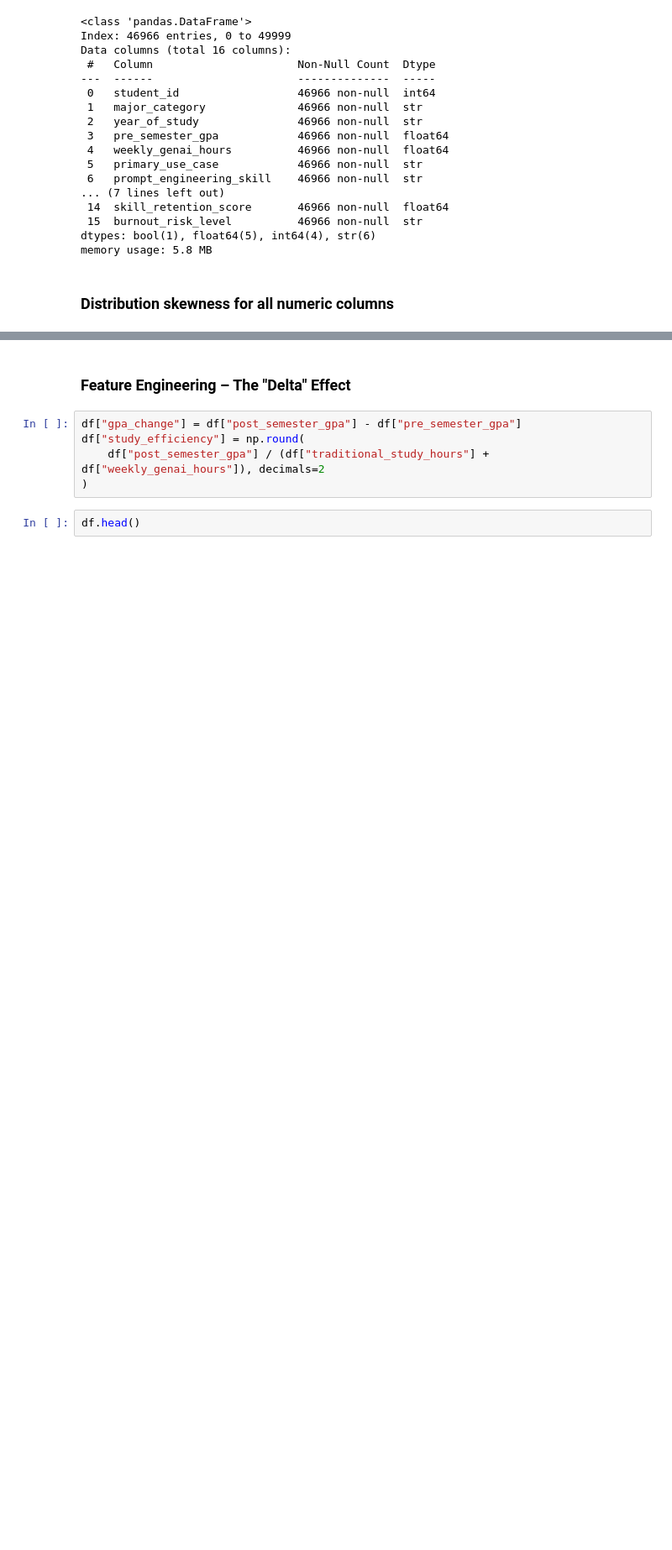
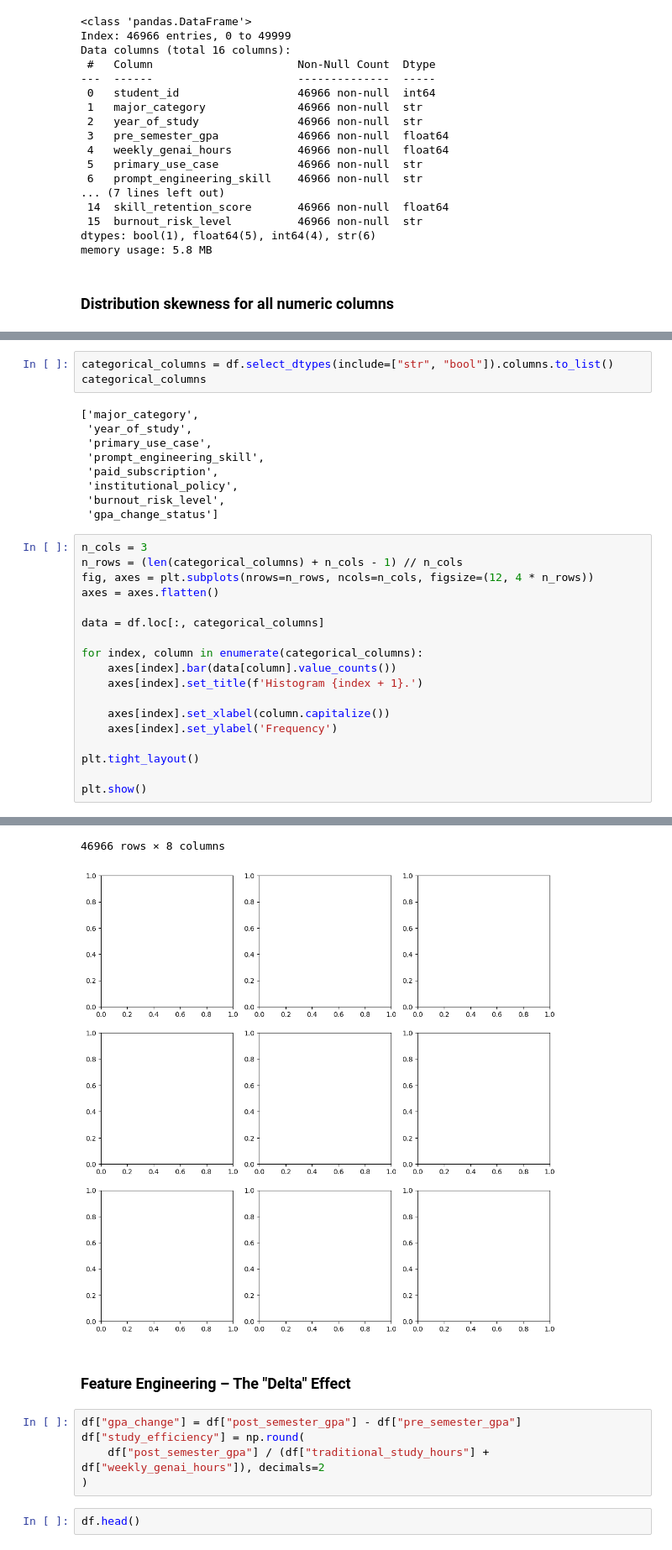
Before and after one commit to smartestnerdfromtown/Data-Science-Projects, a Jupyter notebook: Impact of AI on Students/analysis.ipynb, the cells around one changed output, grey strips where cells are left out. Shown at 84% size. Cells and saved outputs as stored; diff of their text form; blank space fills up the shorter version.

```diff
--- a/Impact of AI on Students/analysis.ipynb
+++ b/Impact of AI on Students/analysis.ipynb
@@ -229,0 +235,31 @@ plt.show()
+# %%
+categorical_columns = df.select_dtypes(include=["str", "bool"]).columns.to_list()
+categorical_columns
+# %% [output]
+['major_category',
+ 'year_of_study',
+ 'primary_use_case',
+ 'prompt_engineering_skill',
+ 'paid_subscription',
+ 'institutional_policy',
+ 'burnout_risk_level',
+ 'gpa_change_status']
+# %%
+n_cols = 3
+n_rows = (len(categorical_columns) + n_cols - 1) // n_cols
+fig, axes = plt.subplots(nrows=n_rows, ncols=n_cols, figsize=(12, 4 * n_rows))
+axes = axes.flatten()
+
+data = df.loc[:, categorical_columns]
+
+for index, column in enumerate(categorical_columns):
+    axes[index].bar(data[column].value_counts())
+    axes[index].set_title(f'Histogram {index + 1}.')
+
+    axes[index].set_xlabel(column.capitalize())
+    axes[index].set_ylabel('Frequency')
+
+plt.tight_layout()
+
+plt.show()
+# %% [output]
@@ -230,3 +278,5 @@ plt.show()
+46966 rows × 8 columns
+[figure, added]
 # %% [markdown]
 ### Feature Engineering – The "Delta" Effect
 # %%
```
Also changed, not shown: parts of 8 cells of this notebook.
